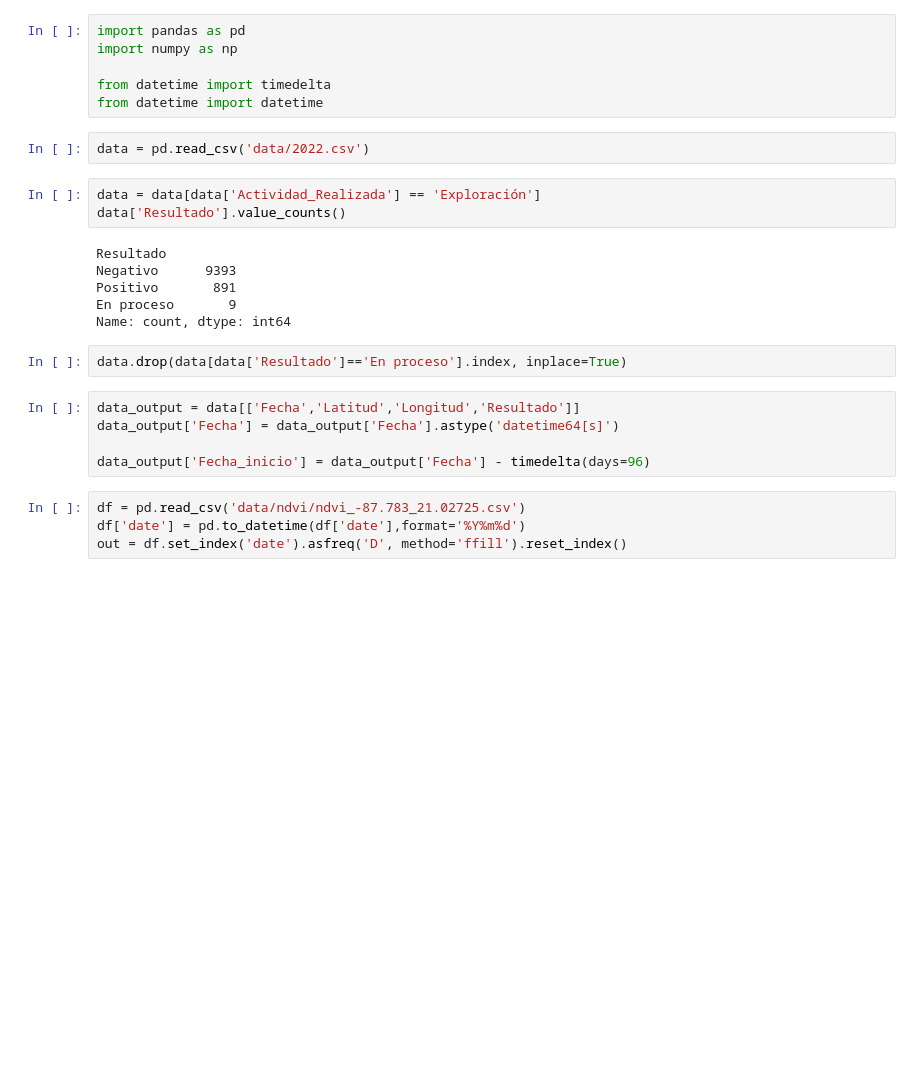
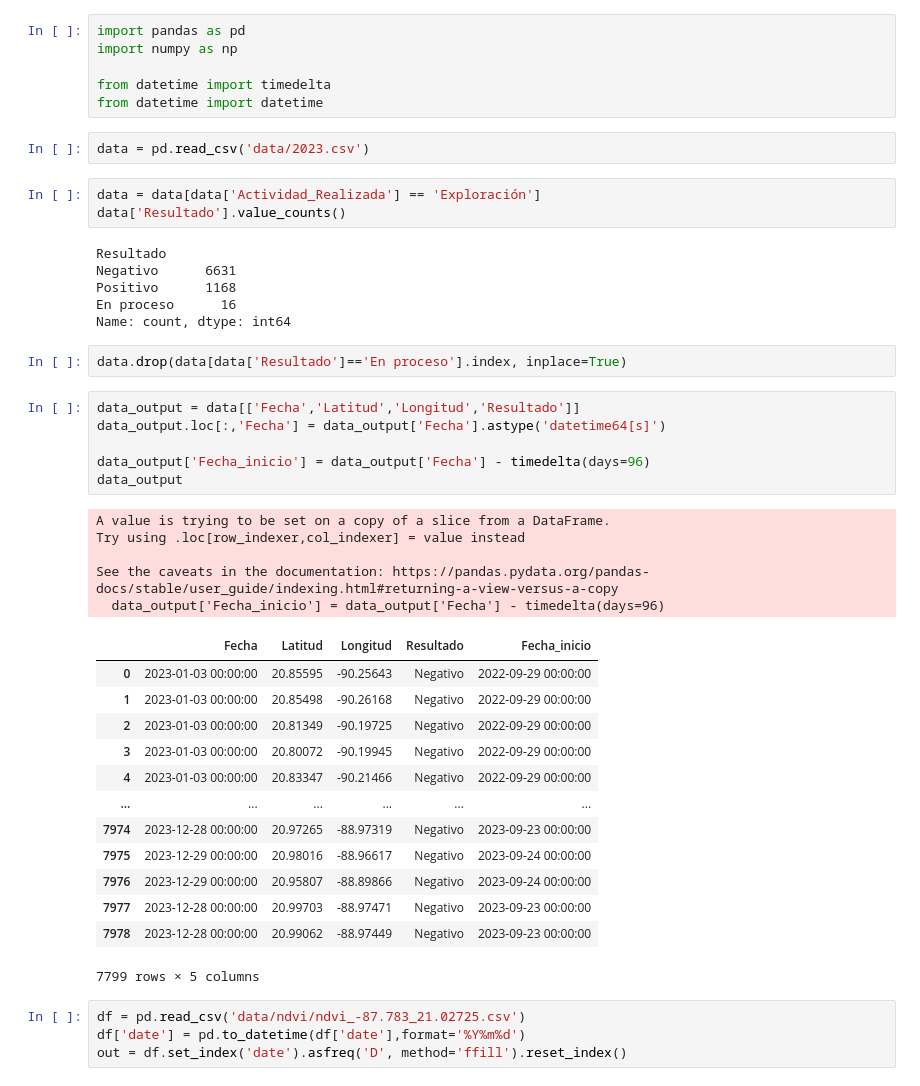
Before and after one commit to apr159/locust, a Jupyter notebook: 2-create-dataset.ipynb, the cells around one changed output. Drawn from its saved outputs; the diff is of its cells as text; blank space fills up the shorter version.

```diff
--- a/2-create-dataset.ipynb
+++ b/2-create-dataset.ipynb
@@ -5,23 +5,43 @@ import numpy as np
 from datetime import timedelta
 from datetime import datetime
 # %%
-data = pd.read_csv('data/2022.csv')
+data = pd.read_csv('data/2023.csv')
 # %%
 data = data[data['Actividad_Realizada'] == 'Exploración']
 data['Resultado'].value_counts()
 # %% [output]
 Resultado
-Negativo      9393
-Positivo       891
-En proceso       9
+Negativo      6631
+Positivo      1168
+En proceso      16
 Name: count, dtype: int64
 # %%
 data.drop(data[data['Resultado']=='En proceso'].index, inplace=True)
 # %%
 data_output = data[['Fecha','Latitud','Longitud','Resultado']]
-data_output['Fecha'] = data_output['Fecha'].astype('datetime64[s]')
+data_output.loc[:,'Fecha'] = data_output['Fecha'].astype('datetime64[s]')
 
 data_output['Fecha_inicio'] = data_output['Fecha'] - timedelta(days=96)
+data_output
+# %% [output]
+A value is trying to be set on a copy of a slice from a DataFrame.
+Try using .loc[row_indexer,col_indexer] = value instead
+
+See the caveats in the documentation: https://pandas.pydata.org/pandas-docs/stable/user_guide/indexing.html#returning-a-view-versus-a-copy
+  data_output['Fecha_inicio'] = data_output['Fecha'] - timedelta(days=96)
+|  | Fecha | Latitud | Longitud | Resultado | Fecha_inicio |
+| 0 | 2023-01-03 00:00:00 | 20.85595 | -90.25643 | Negativo | 2022-09-29 00:00:00 |
+| 1 | 2023-01-03 00:00:00 | 20.85498 | -90.26168 | Negativo | 2022-09-29 00:00:00 |
+| 2 | 2023-01-03 00:00:00 | 20.81349 | -90.19725 | Negativo | 2022-09-29 00:00:00 |
+| 3 | 2023-01-03 00:00:00 | 20.80072 | -90.19945 | Negativo | 2022-09-29 00:00:00 |
+| 4 | 2023-01-03 00:00:00 | 20.83347 | -90.21466 | Negativo | 2022-09-29 00:00:00 |
+| ... | ... | ... | ... | ... | ... |
+| 7974 | 2023-12-28 00:00:00 | 20.97265 | -88.97319 | Negativo | 2023-09-23 00:00:00 |
+| 7975 | 2023-12-29 00:00:00 | 20.98016 | -88.96617 | Negativo | 2023-09-24 00:00:00 |
+| 7976 | 2023-12-29 00:00:00 | 20.95807 | -88.89866 | Negativo | 2023-09-24 00:00:00 |
+| 7977 | 2023-12-28 00:00:00 | 20.99703 | -88.97471 | Negativo | 2023-09-23 00:00:00 |
+| 7978 | 2023-12-28 00:00:00 | 20.99062 | -88.97449 | Negativo | 2023-09-23 00:00:00 |
+7799 rows × 5 columns
 # %%
 df = pd.read_csv('data/ndvi/ndvi_-87.783_21.02725.csv')
 df['date'] = pd.to_datetime(df['date'],format='%Y%m%d')
```
Also changed, not shown: parts of 9 cells of this notebook, 7 other files.
